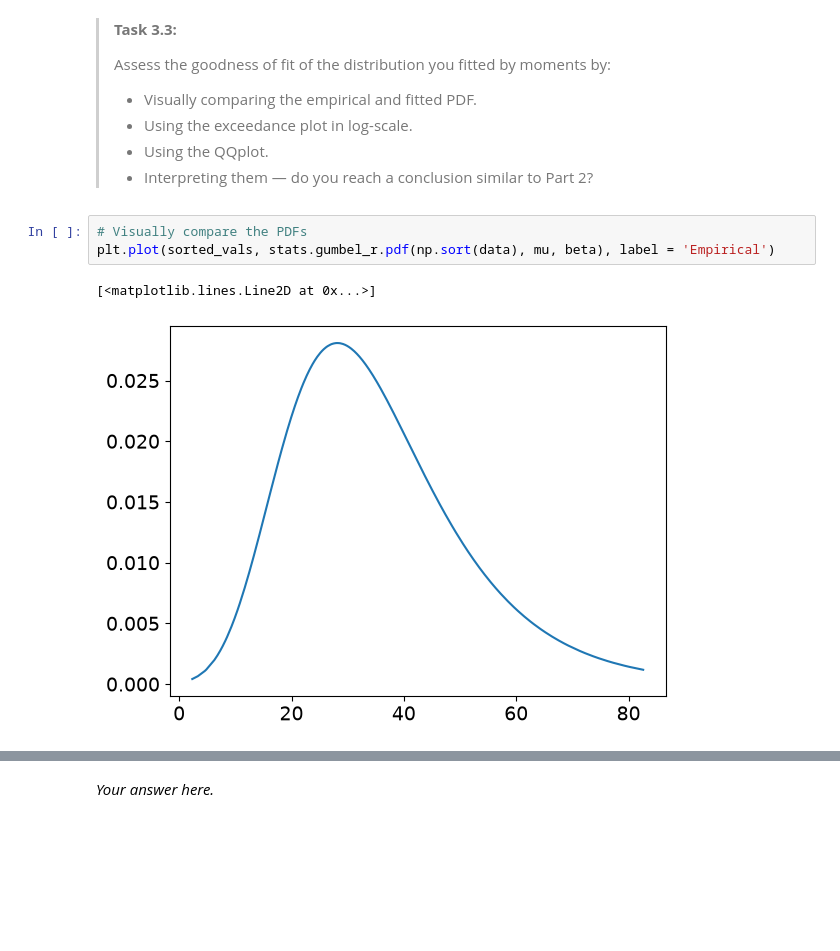
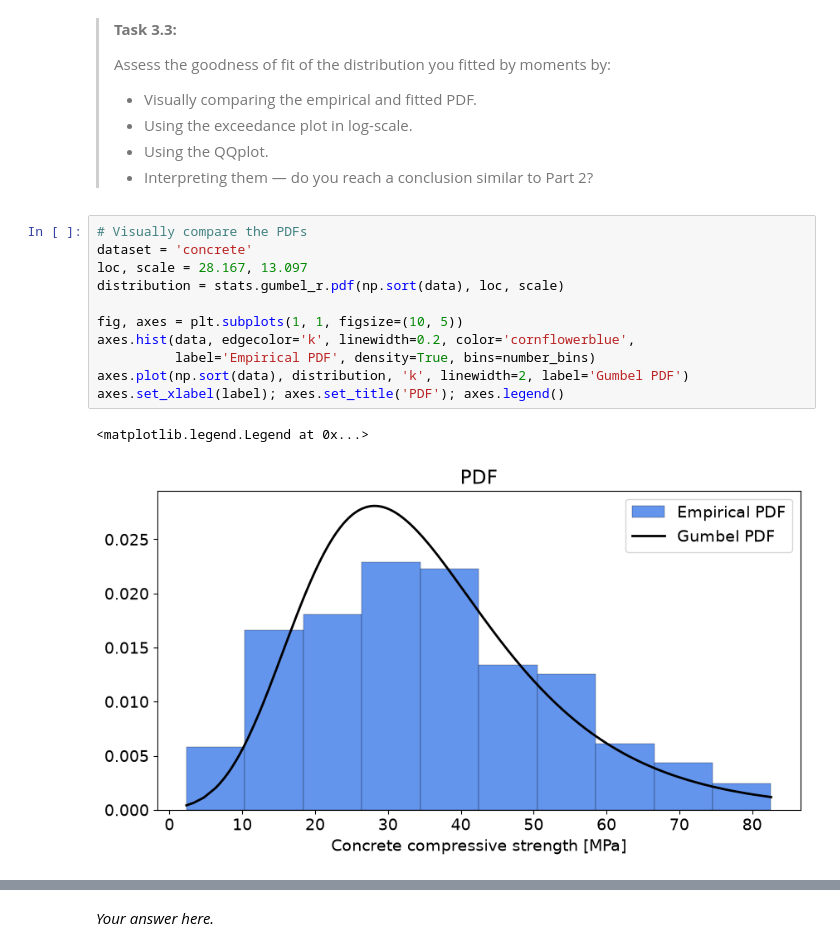
Before and after one commit to candicehabay11/WS1.4, a Jupyter notebook: WS1_4_Fit_happens.ipynb, the cells around one changed output, grey strips where cells are left out. Drawn from its saved outputs; the diff is of its cells as text; blank space fills up the shorter version.

```diff
--- a/WS1_4_Fit_happens.ipynb
+++ b/WS1_4_Fit_happens.ipynb
@@ -188,9 +188,17 @@ plt.plot(predicted_values, cdf_values, marker = ',', linestyle = 'none')
 >
 # %%
 # Visually compare the PDFs
-plt.plot(sorted_vals, stats.gumbel_r.pdf(np.sort(data), mu, beta), label = 'Empirical')
+dataset = 'concrete'
+loc, scale = 28.167, 13.097
+distribution = stats.gumbel_r.pdf(np.sort(data), loc, scale)
+
+fig, axes = plt.subplots(1, 1, figsize=(10, 5))
+axes.hist(data, edgecolor='k', linewidth=0.2, color='cornflowerblue',
+          label='Empirical PDF', density=True, bins=number_bins)
+axes.plot(np.sort(data), distribution, 'k', linewidth=2, label='Gumbel PDF')
+axes.set_xlabel(label); axes.set_title('PDF'); axes.legend()
 # %% [output]
-[<matplotlib.lines.Line2D at 0x...>]
+<matplotlib.legend.Legend at 0x...>
-[figure, old version]
+[figure, new version]
 # %%
 # Visually compare the exceedance probabilities
```
Also changed, not shown: parts of 10 cells of this notebook.
